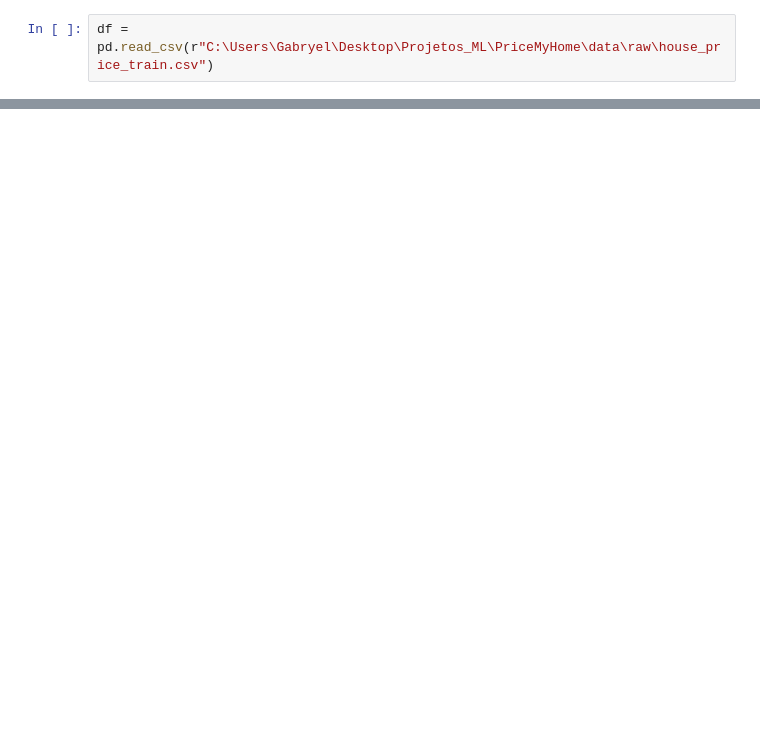
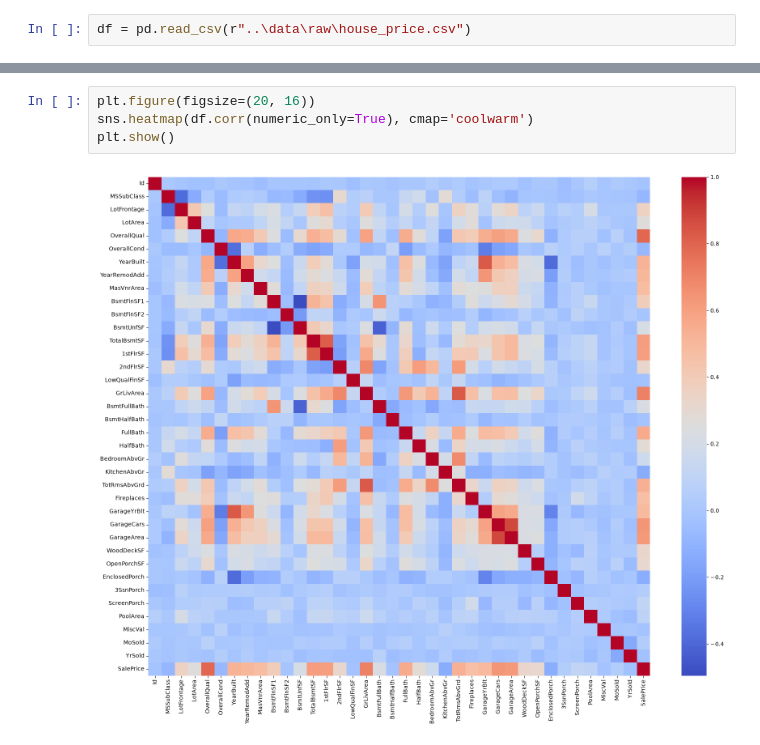
Before and after one commit to Gabryel-Kolzenti/PriceMyHome, a Jupyter notebook: PriceMyHome/notebooks/1 - EDA.ipynb, the cells around one changed output, grey strips where cells are left out. Drawn from its saved outputs; the diff is of its cells as text; blank space fills up the shorter version.

```diff
--- a/PriceMyHome/notebooks/1 - EDA.ipynb
+++ b/PriceMyHome/notebooks/1 - EDA.ipynb
@@ -5,3 +24,3 @@ import matplotlib.pyplot as plt
 # %%
-df = pd.read_csv(r"C:\Users\Gabryel\Desktop\Projetos_ML\PriceMyHome\data\raw\house_price_train.csv")
+df = pd.read_csv(r"..\data\raw\house_price.csv")
 # %%
@@ -22,0 +101,6 @@ df
+# %%
+plt.figure(figsize=(20, 16))
+sns.heatmap(df.corr(numeric_only=True), cmap='coolwarm')
+plt.show()
+# %% [output]
+[figure, added]
```
Also changed, not shown: parts of 9 cells of this notebook, 3 other files.
